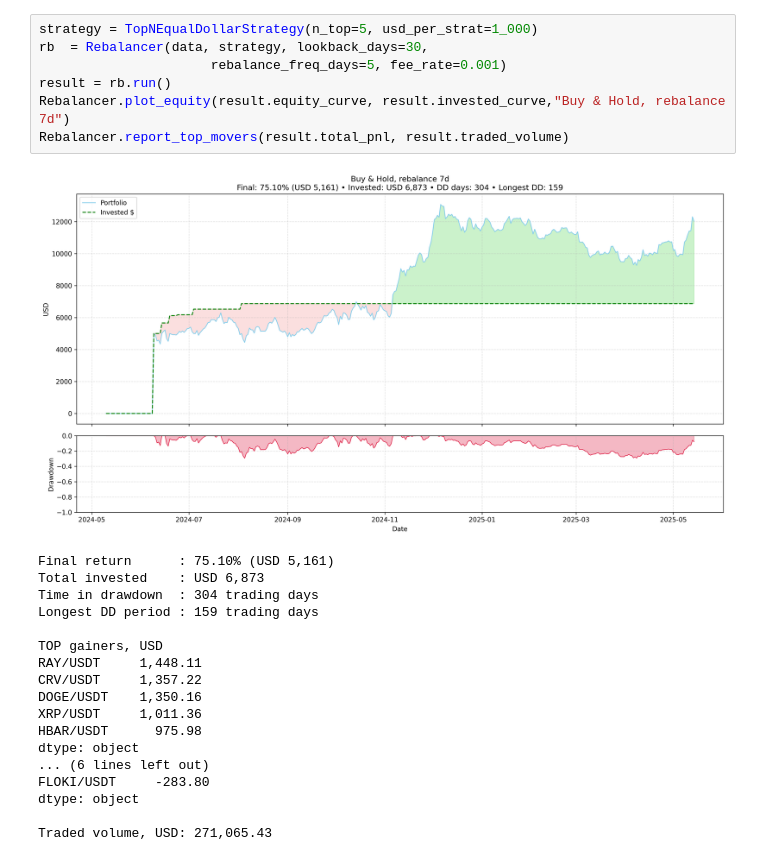
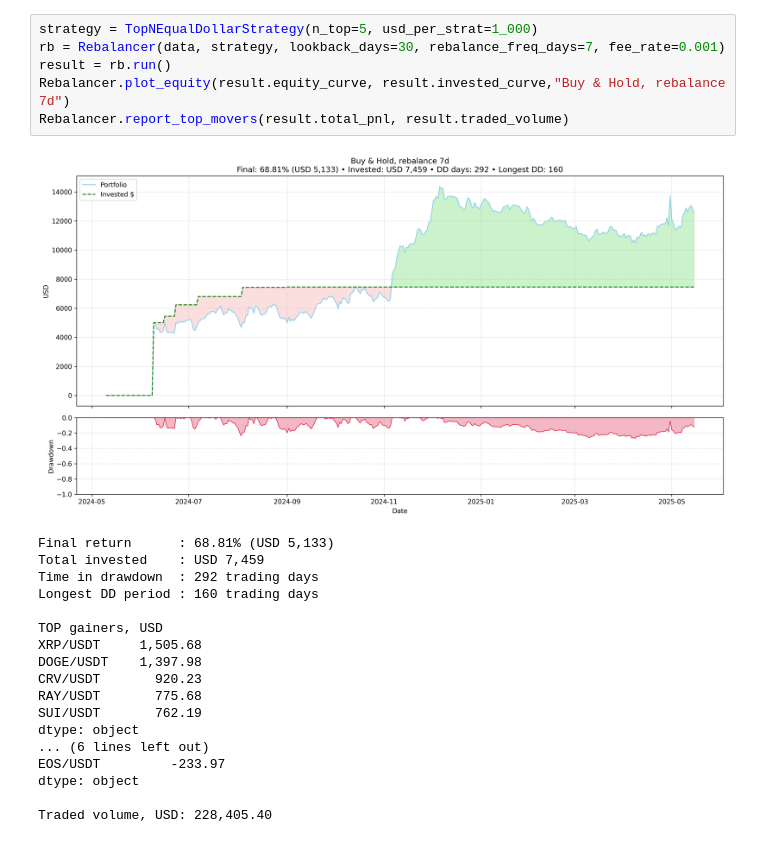
Before and after one commit to DenisProcyon/marvel_tt, a Jupyter notebook: src/main.ipynb, the cells around one changed output. Drawn from its saved outputs; the diff is of its cells as text.

```diff
--- a/src/main.ipynb
+++ b/src/main.ipynb
@@ -26,28 +25,27 @@ data    = loader.fetch_history(symbols, since="2024-05-10T00:00:00Z")
 # %%
 strategy = TopNEqualDollarStrategy(n_top=5, usd_per_strat=1_000)
-rb  = Rebalancer(data, strategy, lookback_days=30,
-                      rebalance_freq_days=5, fee_rate=0.001)
+rb = Rebalancer(data, strategy, lookback_days=30, rebalance_freq_days=7, fee_rate=0.001)
 result = rb.run()
 Rebalancer.plot_equity(result.equity_curve, result.invested_curve,"Buy & Hold, rebalance 7d")
 Rebalancer.report_top_movers(result.total_pnl, result.traded_volume)
 # %% [output]
-[figure, old version]
+[figure, new version]
-Final return      : 75.10% (USD 5,161)
-Total invested    : USD 6,873
-Time in drawdown  : 304 trading days
-Longest DD period : 159 trading days
+Final return      : 68.81% (USD 5,133)
+Total invested    : USD 7,459
+Time in drawdown  : 292 trading days
+Longest DD period : 160 trading days
 
 TOP gainers, USD
-RAY/USDT     1,448.11
-CRV/USDT     1,357.22
-DOGE/USDT    1,350.16
-XRP/USDT     1,011.36
-HBAR/USDT      975.98
+XRP/USDT     1,505.68
+DOGE/USDT    1,397.98
+CRV/USDT       920.23
+RAY/USDT       775.68
+SUI/USDT       762.19
 dtype: object
 ... (6 lines left out)
-FLOKI/USDT     -283.80
+EOS/USDT         -233.97
 dtype: object
 
-Traded volume, USD: 271,065.43
+Traded volume, USD: 228,405.40
 # %%
 strategy = DynamicEWMAStrategy(n_top=5, usd_per_strat=1_000, span=25)
```
Also changed, not shown: parts of 3 cells of this notebook, 5 other files.
